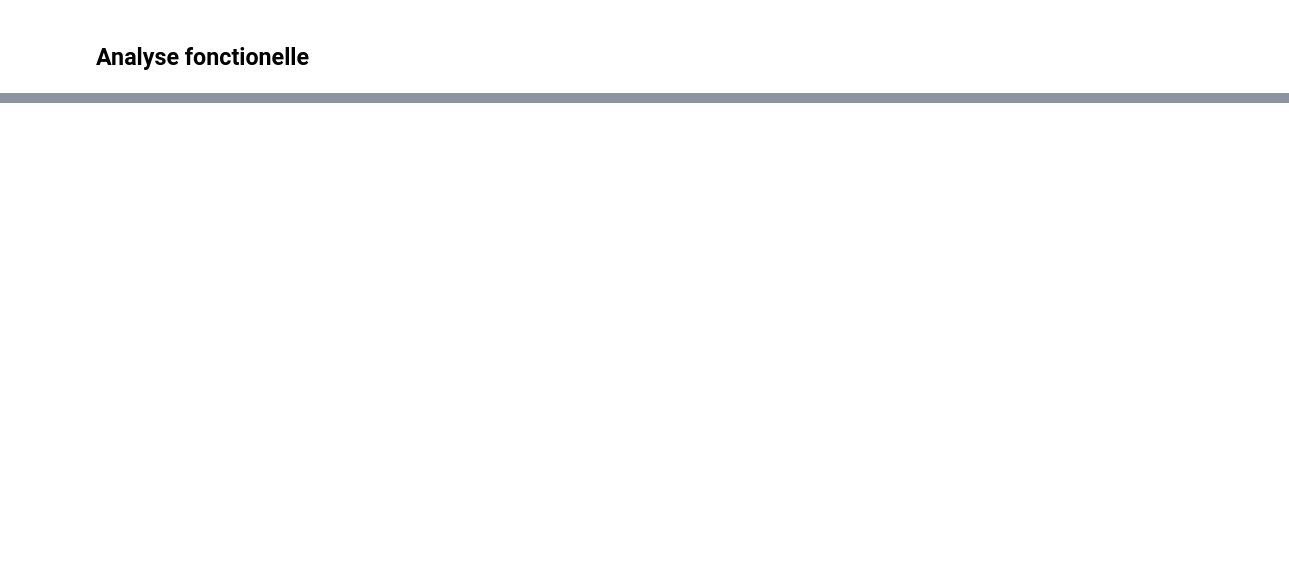
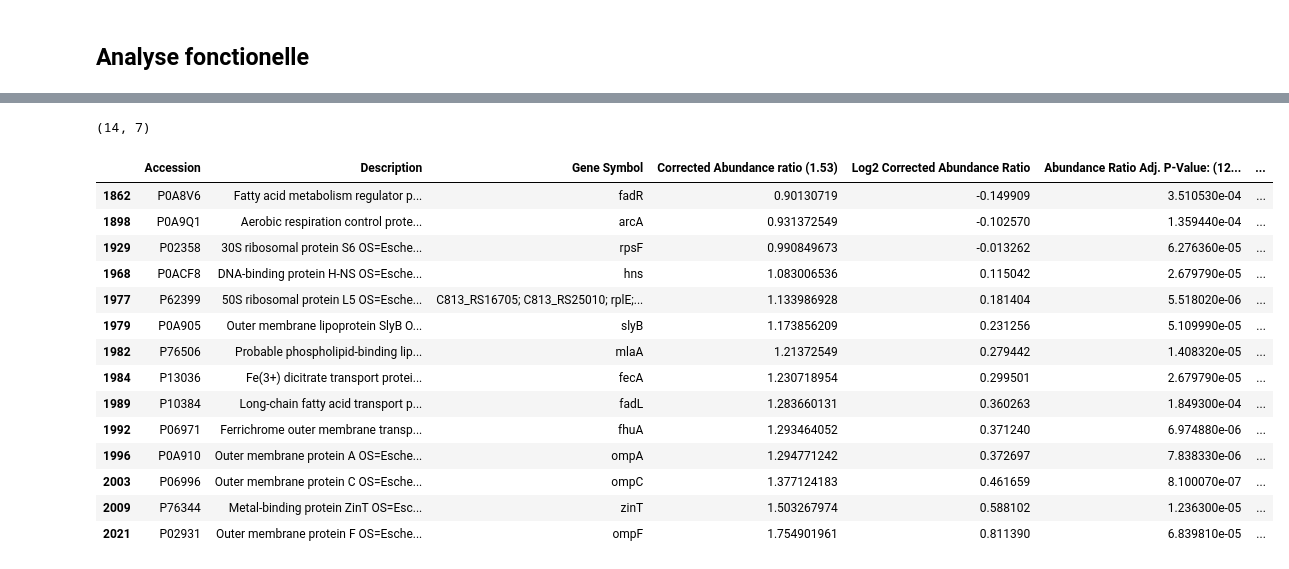
Before and after one commit to maniesaw/tp-proteomics, a Jupyter notebook: TP_Proteomique_1.ipynb, the cells around one changed output, grey strips where cells are left out. Saved outputs shown, nothing was run; the diff lists cells and outputs as text; code cells hidden in the pictures; blank space fills up the shorter version.

```diff
--- a/TP_Proteomique_1.ipynb
+++ b/TP_Proteomique_1.ipynb
@@ -142,0 +93,3 @@ ParseError: syntax error: line 1, column 0 (<string>)
+# %%
+mu = np.mean(df2['Log2 Corrected Abundance Ratio'])
+mu
@@ -142,0 +98,3 @@ ParseError: syntax error: line 1, column 0 (<string>)
+# %%
+Std = np.var(df2['Log2 Corrected Abundance Ratio'])
+Std
@@ -154,0 +148,4 @@ ax.plot(x, norm.pdf(x, mu, sqrt(S_2))*scale) # compute theoritical PDF and draw
+# %%
+df3 = df2[df2["Log2 Corrected Abundance Ratio"] > mu+np.sqrt(Std)]
+print(df3.shape)
+df3
@@ -154,0 +167,21 @@ ax.plot(x, norm.pdf(x, mu, sqrt(S_2))*scale) # compute theoritical PDF and draw
+# %%
+df4 =  df3[df3["-LOG10 Adj.P-val"]> -np.log10(0.001)]
+print(df4.shape)
+df4
+# %% [output]
+(14, 7)
+|  | Accession | Description | Gene Symbol | Corrected Abundance ratio (1.53) | Log2 Corrected Abundance Ratio | Abundance Ratio Adj. P-Value: (12... | ... |
+| 1862 | P0A8V6 | Fatty acid metabolism regulator p... | fadR | 0.90130719 | -0.149909 | 3.510530e-04 | ... |
+| 1898 | P0A9Q1 | Aerobic respiration control prote... | arcA | 0.931372549 | -0.102570 | 1.359440e-04 | ... |
+| 1929 | P02358 | 30S ribosomal protein S6 OS=Esche... | rpsF | 0.990849673 | -0.013262 | 6.276360e-05 | ... |
+| 1968 | P0ACF8 | DNA-binding protein H-NS OS=Esche... | hns | 1.083006536 | 0.115042 | 2.679790e-05 | ... |
+| 1977 | P62399 | 50S ribosomal protein L5 OS=Esche... | C813_RS16705; C813_RS25010; rplE;... | 1.133986928 | 0.181404 | 5.518020e-06 | ... |
+| 1979 | P0A905 | Outer membrane lipoprotein SlyB O... | slyB | 1.173856209 | 0.231256 | 5.109990e-05 | ... |
+| 1982 | P76506 | Probable phospholipid-binding lip... | mlaA | 1.21372549 | 0.279442 | 1.408320e-05 | ... |
+| 1984 | P13036 | Fe(3+) dicitrate transport protei... | fecA | 1.230718954 | 0.299501 | 2.679790e-05 | ... |
+| 1989 | P10384 | Long-chain fatty acid transport p... | fadL | 1.283660131 | 0.360263 | 1.849300e-04 | ... |
+| 1992 | P06971 | Ferrichrome outer membrane transp... | fhuA | 1.293464052 | 0.371240 | 6.974880e-06 | ... |
+| 1996 | P0A910 | Outer membrane protein A OS=Esche... | ompA | 1.294771242 | 0.372697 | 7.838330e-06 | ... |
+| 2003 | P06996 | Outer membrane protein C OS=Esche... | ompC | 1.377124183 | 0.461659 | 8.100070e-07 | ... |
+| 2009 | P76344 | Metal-binding protein ZinT OS=Esc... | zinT | 1.503267974 | 0.588102 | 1.236300e-05 | ... |
+| 2021 | P02931 | Outer membrane protein F OS=Esche... | ompF | 1.754901961 | 0.811390 | 6.839810e-05 | ... |
```
Also changed, not shown: parts of 16 cells of this notebook, 1 other file.
